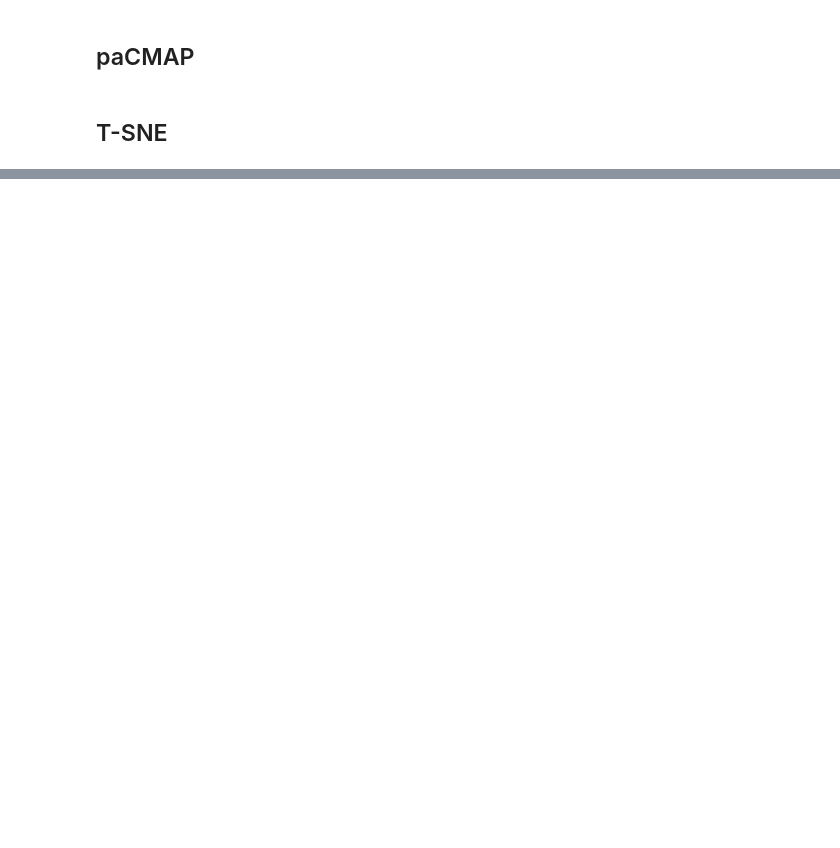
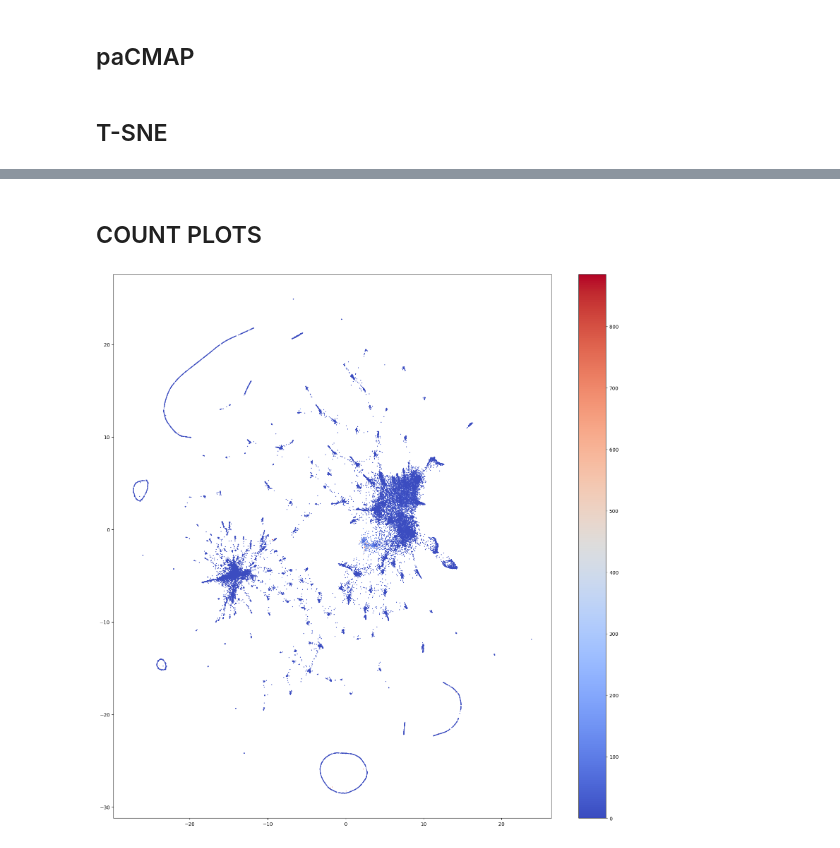
Before and after one commit to monicahardt/BachelorProject, a Jupyter notebook: Notebooks/Graphs.ipynb, the cells around one changed output, grey strips where cells are left out. Saved outputs shown, nothing was run; the diff lists cells and outputs as text; code cells hidden in the pictures; blank space fills up the shorter version.

```diff
--- a/Notebooks/Graphs.ipynb
+++ b/Notebooks/Graphs.ipynb
@@ -315,0 +476,28 @@ tsne_plot(model_all)
+# %%
+def create_plot(input_model, label_function, name_of_plot):
+    #get station names from the model
+    model = input_model
+    station_names = model.wv.index_to_key
+
+    # Generate labels based on labels function
+    labels = label_function([], station_names)
+
+    # Convert labels to numerical format
+    label_encoder = LabelEncoder()
+    label_encoder.fit(labels)
+    numeric_labels = label_encoder.transform(labels)
+
+    # Convert Word2Vec vectors to numpy array
+    X = model.wv.vectors
+
+    # Initializing the PaCMAP instance
+    embedding = pacmap.PaCMAP(n_components=2, n_neighbors=None, MN_ratio=0.5, FP_ratio=2.0)
+
+    # Fit the data
+    X_transformed = embedding.fit_transform(X, init="pca")
+
+    fig, ax = plt.subplots(1, 1, figsize=(20, 20))
+    scatter = ax.scatter(X_transformed[:, 0], X_transformed[:, 1], c=numeric_labels, cmap='coolwarm', s=0.6)
+    plt.colorbar(scatter, ax=ax)
+    plt.savefig(name_of_plot)
+    plt.show()
@@ -315,0 +527,18 @@ tsne_plot(model_all)
+# %% [markdown]
+## COUNT PLOTS
+# %%
+def label_function_address_count(labels, station_names):
+    for station_name in station_names:
+            # Check if the station_name exists in address_coordinates dictionary
+            if station_name in address_count_seq:
+                labels.append(address_count_seq[station_name])
+            else:
+                labels.append("")
+    return labels
+
+# create_plot(model_200, label_function_address_count, 'model_200_min_1_count')
+# create_plot(model_1000, label_function_address_count, 'model_1000_min_1_count')
+# create_plot(model_5000, label_function_address_count, 'model_5000_min_10_count')
+create_plot(model_3000, label_function_address_count, 'model_3000_min_1_count')
+# %% [output]
+[figure, added]
```
Also changed, not shown: parts of 29 cells of this notebook, 21 other files.
